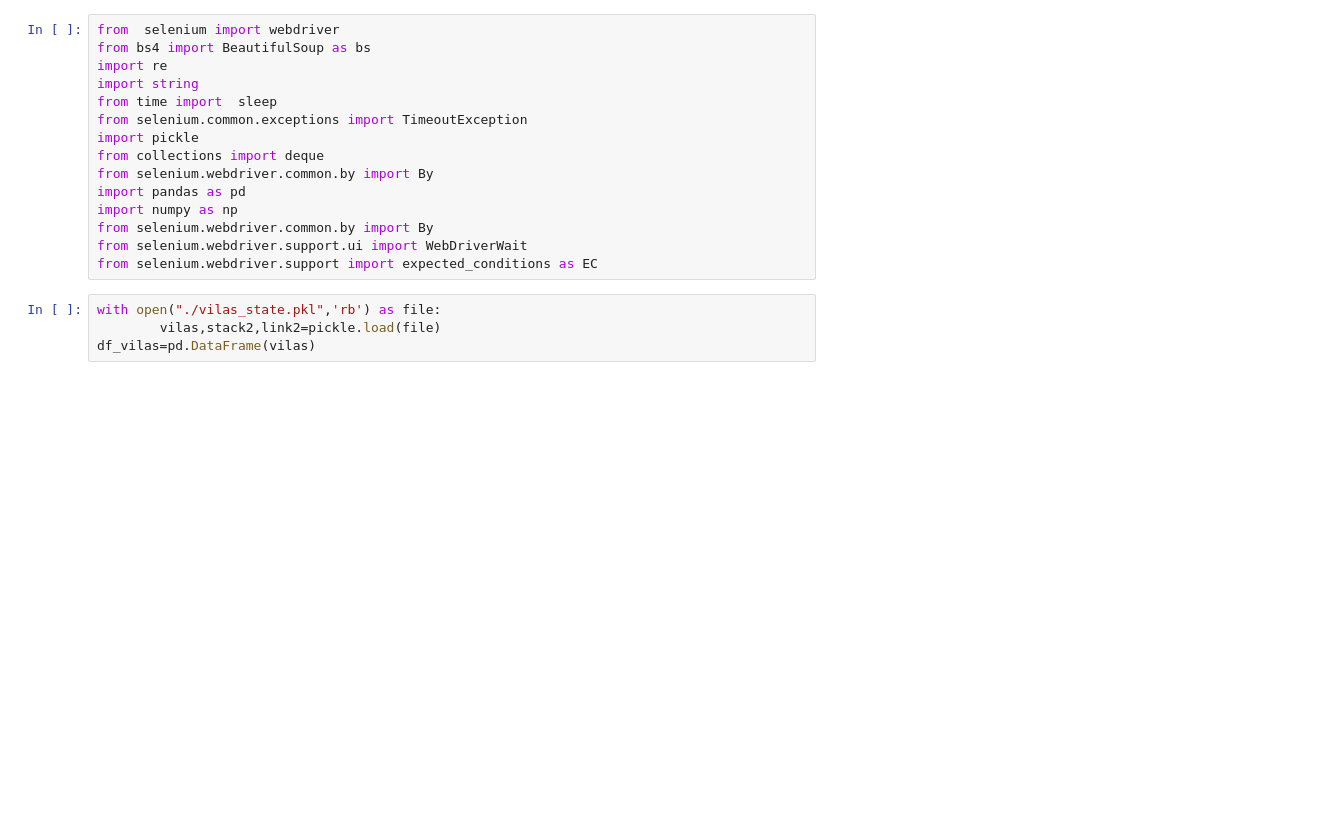
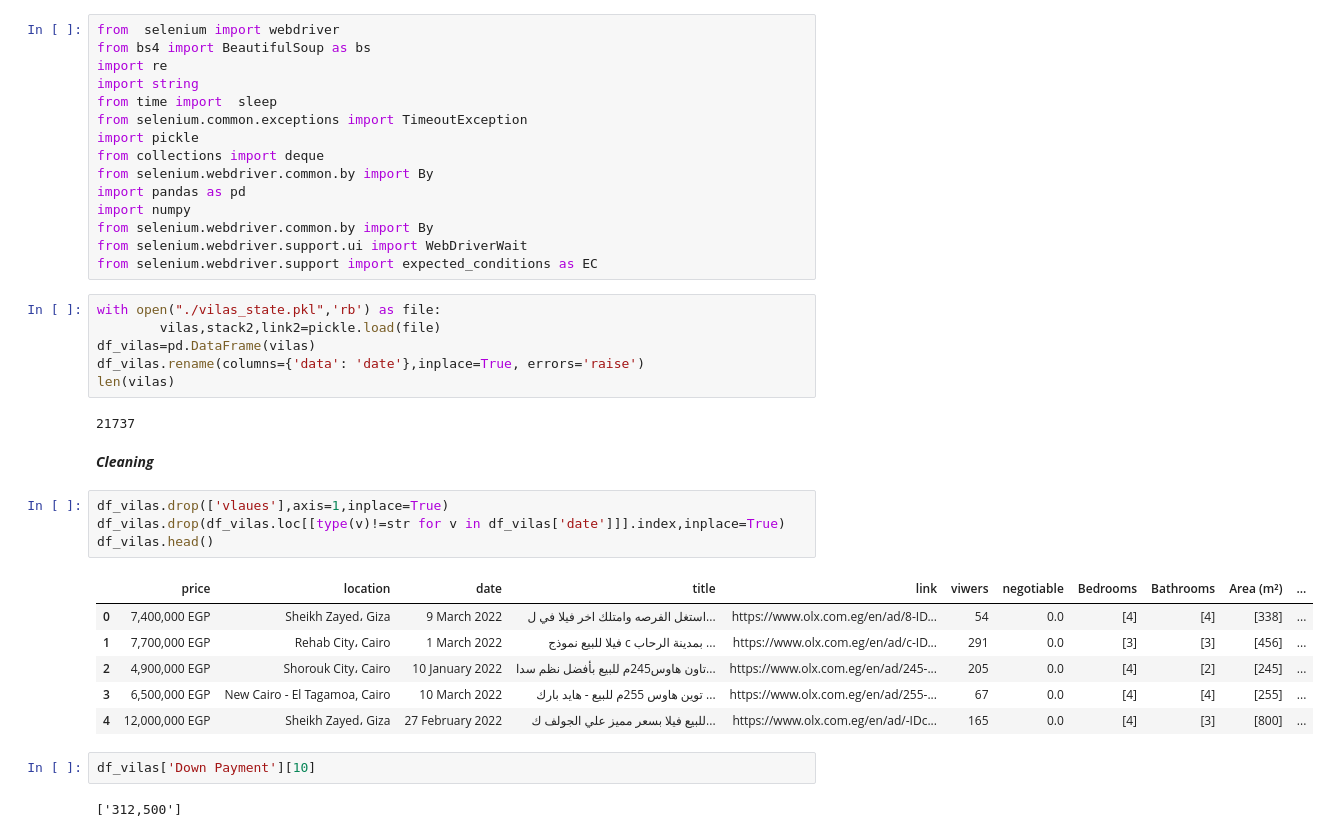
Before and after one commit to mabdulbaqui/OLX, a Jupyter notebook: MORE/V2/exploer.ipynb, the cells around one changed output. Drawn from its saved outputs; the diff is of its cells as text; blank space fills up the shorter version.

```diff
--- a/MORE/V2/exploer.ipynb
+++ b/MORE/V2/exploer.ipynb
@@ -9,7 +9,7 @@ import pickle
 from collections import deque
 from selenium.webdriver.common.by import By
 import pandas as pd
-import numpy as np
+import numpy
 from selenium.webdriver.common.by import By
 from selenium.webdriver.support.ui import WebDriverWait
 from selenium.webdriver.support import expected_conditions as EC
@@ -17,3 +17,24 @@ from selenium.webdriver.support import expected_conditions as EC
 with open("./vilas_state.pkl",'rb') as file:
         vilas,stack2,link2=pickle.load(file)
 df_vilas=pd.DataFrame(vilas)
+df_vilas.rename(columns={'data': 'date'},inplace=True, errors='raise')
+len(vilas)
+# %% [output]
+21737
+# %% [markdown]
+***Cleaning***
+# %%
+df_vilas.drop(['vlaues'],axis=1,inplace=True)
+df_vilas.drop(df_vilas.loc[[type(v)!=str for v in df_vilas['date']]].index,inplace=True)
+df_vilas.head()
+# %% [output]
+|  | price | location | date | title | link | viwers | negotiable | Bedrooms | Bathrooms | Area (m²) | ... |
+| 0 | 7,400,000 EGP | Sheikh Zayed، Giza | 9 March 2022 | استغل الفرصه وامتلك اخر فيلا في ل... | https://www.olx.com.eg/en/ad/8-ID... | 54 | 0.0 | [4] | [4] | [338] | ... |
+| 1 | 7,700,000 EGP | Rehab City، Cairo | 1 March 2022 | فيلا للبيع نموذج c بمدينة الرحاب ... | https://www.olx.com.eg/en/ad/c-ID... | 291 | 0.0 | [3] | [3] | [456] | ... |
+| 2 | 4,900,000 EGP | Shorouk City، Cairo | 10 January 2022 | تاون هاوس245م للبيع بأفضل نظم سدا... | https://www.olx.com.eg/en/ad/245-... | 205 | 0.0 | [4] | [2] | [245] | ... |
+| 3 | 6,500,000 EGP | New Cairo - El Tagamoa, Cairo | 10 March 2022 | توين هاوس 255م للبيع - هايد بارك ... | https://www.olx.com.eg/en/ad/255-... | 67 | 0.0 | [4] | [4] | [255] | ... |
+| 4 | 12,000,000 EGP | Sheikh Zayed، Giza | 27 February 2022 | للبيع فيلا بسعر مميز علي الجولف ك... | https://www.olx.com.eg/en/ad/-IDc... | 165 | 0.0 | [4] | [3] | [800] | ... |
+# %%
+df_vilas['Down Payment'][10]
+# %% [output]
+['312,500']
```
Also changed, not shown: parts of 29 cells of this notebook, 3 other files.
